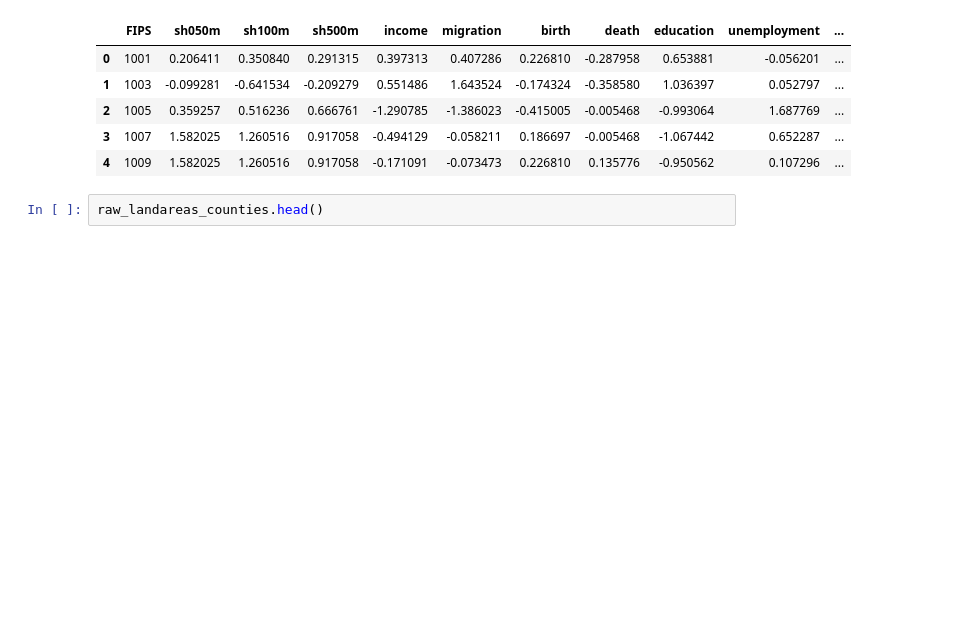
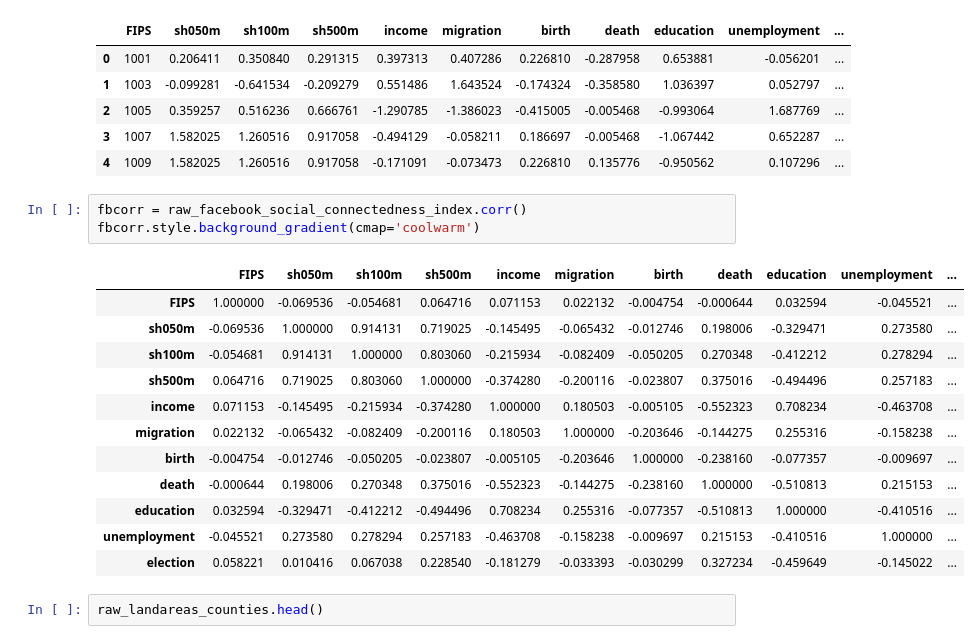
Before and after one commit to lswh/maba_analytics_algorithms_project, a Jupyter notebook: 06302021_TeamGreen_JupyterNotebookSubmission.ipynb, the cells around one changed output. Cells and saved outputs as stored; diff of their text form; blank space fills up the shorter version.

```diff
--- a/06302021_TeamGreen_JupyterNotebookSubmission.ipynb
+++ b/06302021_TeamGreen_JupyterNotebookSubmission.ipynb
@@ -80,6 +80,22 @@ raw_facebook_social_connectedness_index.head()
 | 2 | 1005 | 0.359257 | 0.516236 | 0.666761 | -1.290785 | -1.386023 | -0.415005 | -0.005468 | -0.993064 | 1.687769 | ... |
 | 3 | 1007 | 1.582025 | 1.260516 | 0.917058 | -0.494129 | -0.058211 | 0.186697 | -0.005468 | -1.067442 | 0.652287 | ... |
 | 4 | 1009 | 1.582025 | 1.260516 | 0.917058 | -0.171091 | -0.073473 | 0.226810 | 0.135776 | -0.950562 | 0.107296 | ... |
+# %%
+fbcorr = raw_facebook_social_connectedness_index.corr()
+fbcorr.style.background_gradient(cmap='coolwarm')
+# %% [output]
+|  | FIPS | sh050m | sh100m | sh500m | income | migration | birth | death | education | unemployment | ... |
+| FIPS | 1.000000 | -0.069536 | -0.054681 | 0.064716 | 0.071153 | 0.022132 | -0.004754 | -0.000644 | 0.032594 | -0.045521 | ... |
+| sh050m | -0.069536 | 1.000000 | 0.914131 | 0.719025 | -0.145495 | -0.065432 | -0.012746 | 0.198006 | -0.329471 | 0.273580 | ... |
+| sh100m | -0.054681 | 0.914131 | 1.000000 | 0.803060 | -0.215934 | -0.082409 | -0.050205 | 0.270348 | -0.412212 | 0.278294 | ... |
+| sh500m | 0.064716 | 0.719025 | 0.803060 | 1.000000 | -0.374280 | -0.200116 | -0.023807 | 0.375016 | -0.494496 | 0.257183 | ... |
+| income | 0.071153 | -0.145495 | -0.215934 | -0.374280 | 1.000000 | 0.180503 | -0.005105 | -0.552323 | 0.708234 | -0.463708 | ... |
+| migration | 0.022132 | -0.065432 | -0.082409 | -0.200116 | 0.180503 | 1.000000 | -0.203646 | -0.144275 | 0.255316 | -0.158238 | ... |
+| birth | -0.004754 | -0.012746 | -0.050205 | -0.023807 | -0.005105 | -0.203646 | 1.000000 | -0.238160 | -0.077357 | -0.009697 | ... |
+| death | -0.000644 | 0.198006 | 0.270348 | 0.375016 | -0.552323 | -0.144275 | -0.238160 | 1.000000 | -0.510813 | 0.215153 | ... |
+| education | 0.032594 | -0.329471 | -0.412212 | -0.494496 | 0.708234 | 0.255316 | -0.077357 | -0.510813 | 1.000000 | -0.410516 | ... |
+| unemployment | -0.045521 | 0.273580 | 0.278294 | 0.257183 | -0.463708 | -0.158238 | -0.009697 | 0.215153 | -0.410516 | 1.000000 | ... |
+| election | 0.058221 | 0.010416 | 0.067038 | 0.228540 | -0.181279 | -0.033393 | -0.030299 | 0.327234 | -0.459649 | -0.145022 | ... |
 # %%
 raw_landareas_counties.head()
 # %% [output]
```
Also changed, not shown: parts of 8 cells of this notebook, 2 other files.
